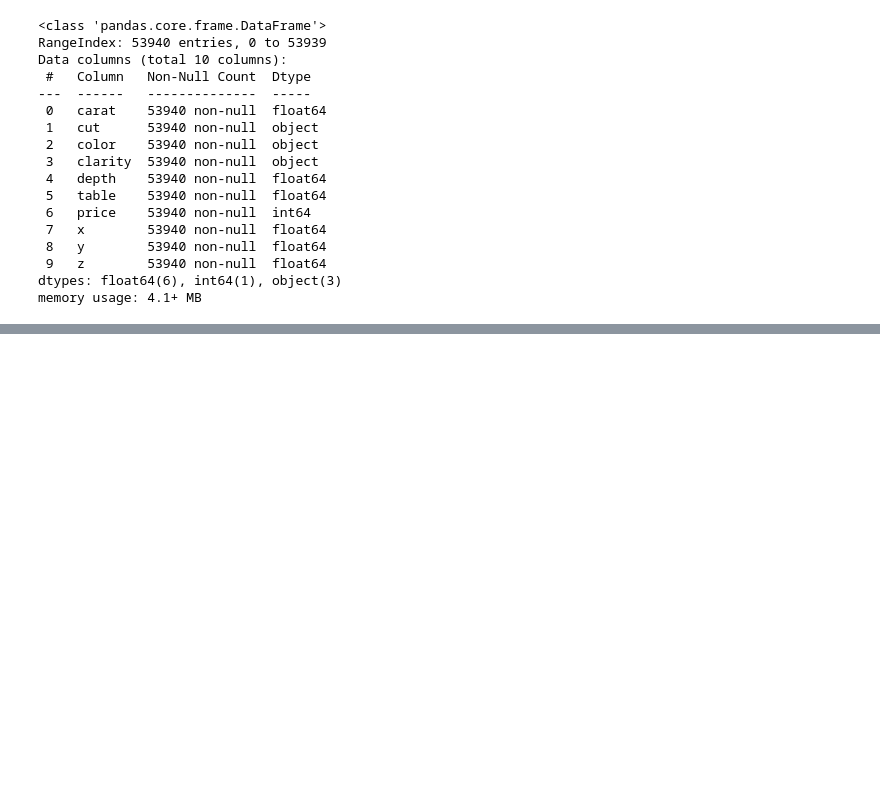
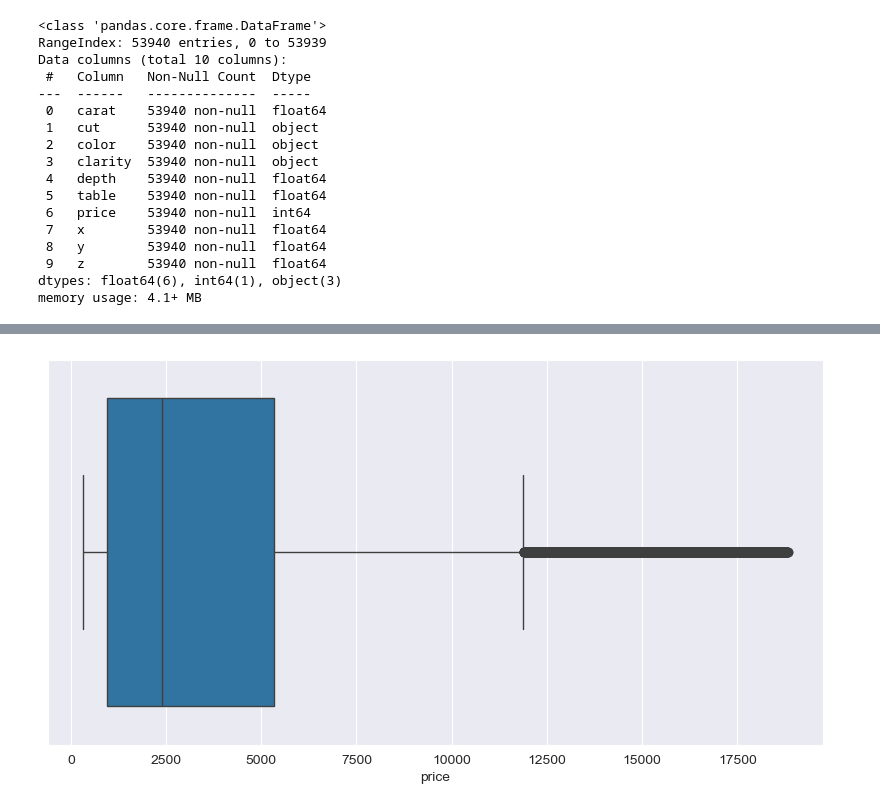
Before and after one commit to maximeKets/Machine_learning_TD, a Jupyter notebook: TP_Diamonds_price_Participants.ipynb, the cells around one changed output, grey strips where cells are left out. Cells and saved outputs as stored; diff of their text form; code cells hidden in the pictures; blank space fills up the shorter version.

```diff
--- a/TP_Diamonds_price_Participants.ipynb
+++ b/TP_Diamonds_price_Participants.ipynb
@@ -286,0 +499,8 @@ memory usage: 4.1+ MB
+# %%
+pi = 3.14159265359
+#calculate volume
+pdf_diamonds['volume'] =  pdf_diamonds['z'] * (pdf_diamonds['y'] * pdf_diamonds["y"]) * ( pi / 6 )
+# %%
+DENSITY = 3.50
+# %%
+pdf_diamonds['weight'] = pdf_diamonds['volume'] * (DENSITY / 1000)
@@ -286,0 +517,15 @@ memory usage: 4.1+ MB
+# %%
+# aberante values
+Q1 = pdf_diamonds['price'].quantile(0.25)
+Q3 = pdf_diamonds['price'].quantile(0.75)
+IQR = Q3 - Q1  # Intervalle interquartile
+lower_bound = Q1 - 1.5 * IQR
+upper_bound = Q3 + 1.5 * IQR
+
+outliers = pdf_diamonds[(pdf_diamonds['price'] < lower_bound) | (pdf_diamonds['price'] > upper_bound)]
+#represent outliers
+plt.figure(figsize=(10, 5))
+sns.boxplot(x=pdf_diamonds['price'])
+plt.show()
+# %% [output]
+[figure, added]
```
Also changed, not shown: parts of 37 cells of this notebook.
